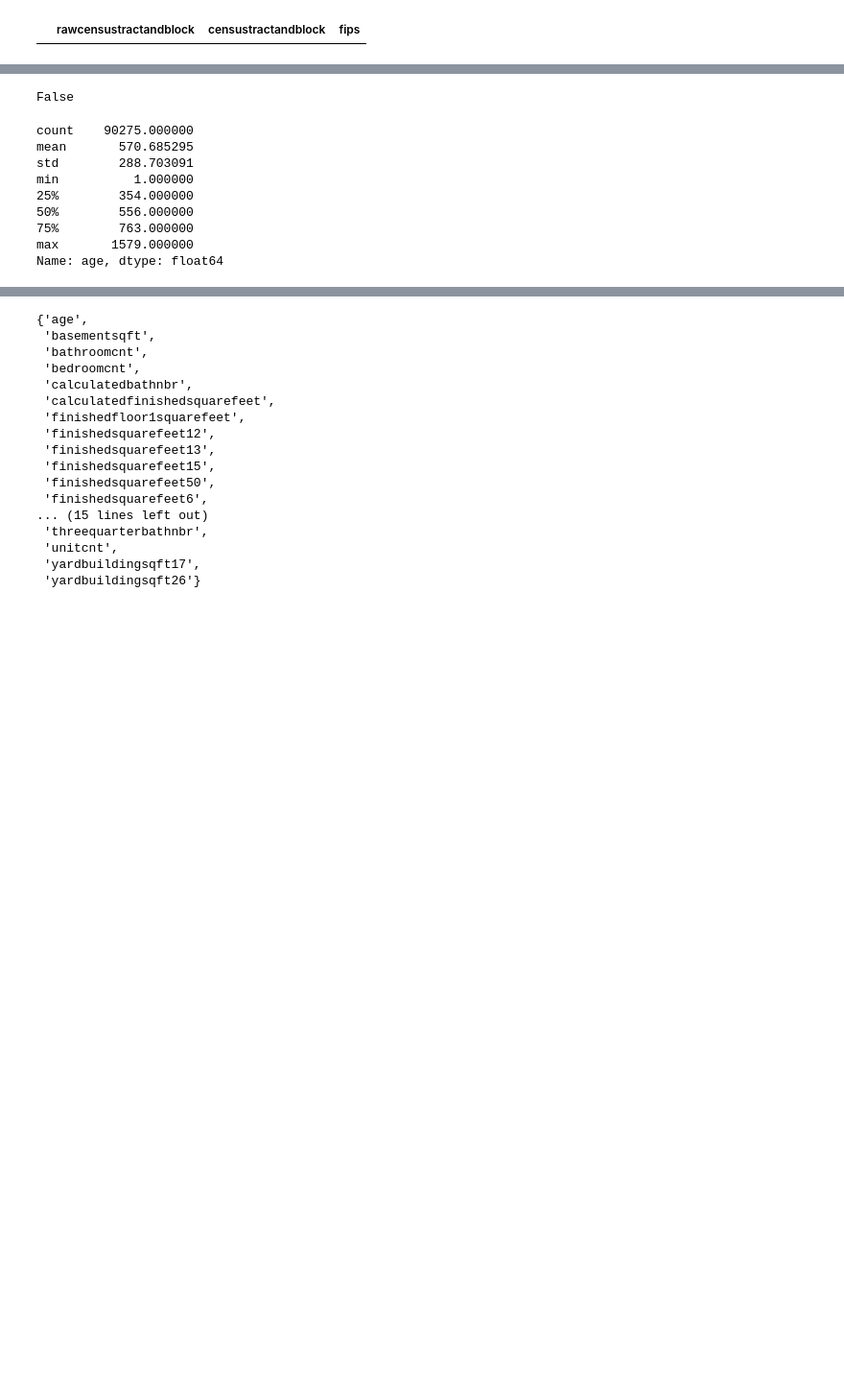
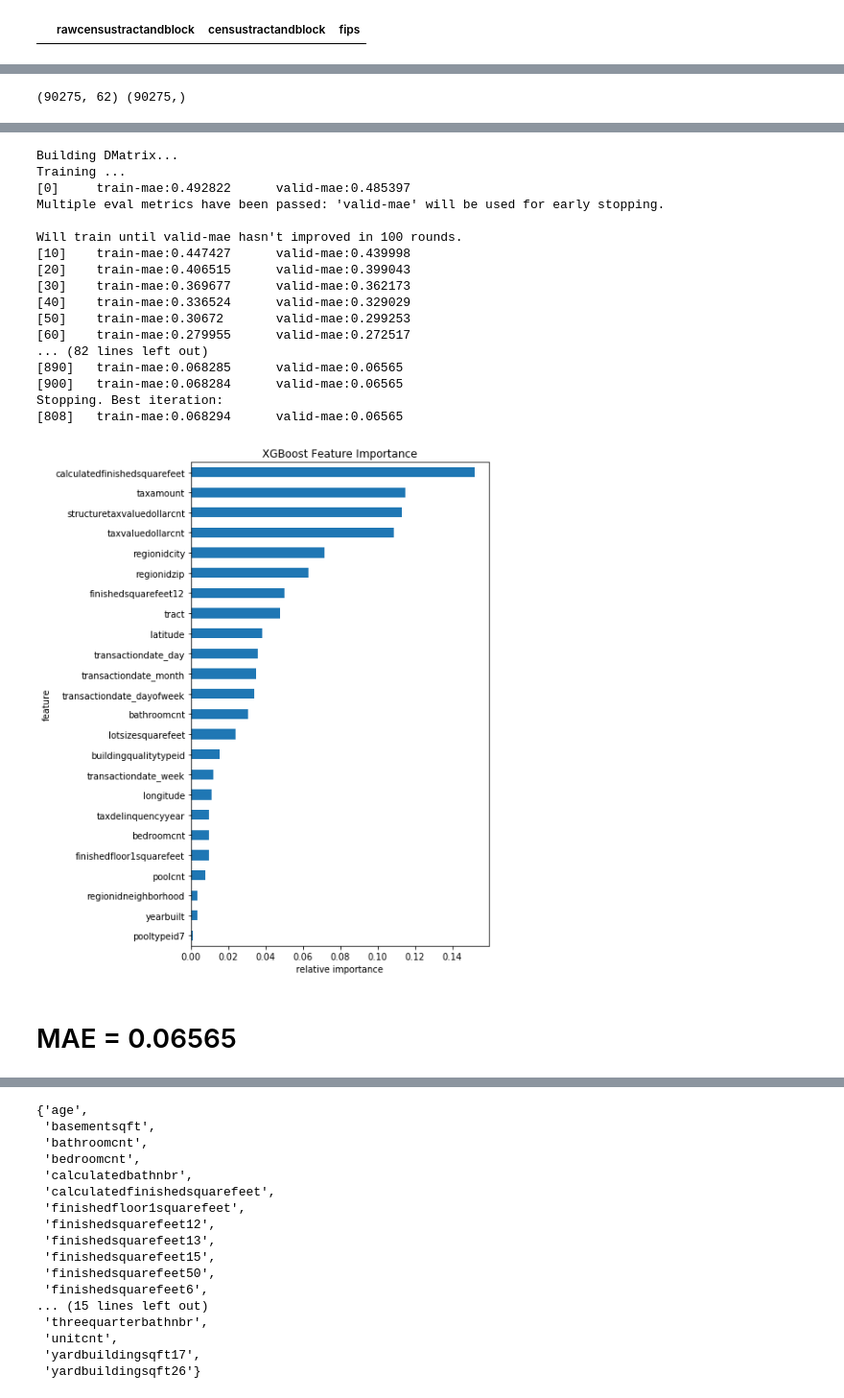
Before and after one commit to ibratface/dl_projects, a Jupyter notebook: zillow.ipynb, the cells around one changed output, grey strips where cells are left out. Shown at 96% size. Saved outputs shown, nothing was run; the diff lists cells and outputs as text; code cells hidden in the pictures; blank space fills up the shorter version.

```diff
--- a/zillow.ipynb
+++ b/zillow.ipynb
@@ -387,0 +433,6 @@ array([ 1801.,  1805.,  1806.,  1807.,  1808.,  1810.,  1812.,  1815.,
+# %%
+clean['rawcensustractandblock'] = props['rawcensustractandblock'].astype('str')
+clean['censustractandblock'] = props['censustractandblock']
+clean['fips'] = clean['rawcensustractandblock'].str.slice(0, 4).replace('nan', None)
+clean['tract'] = clean['rawcensustractandblock'].str.slice(4, 11).replace('', None)
+clean['block'] = clean['rawcensustractandblock'].str.slice(11).replace('', None)
@@ -387,0 +535,7 @@ array([ 1801.,  1805.,  1806.,  1807.,  1808.,  1810.,  1812.,  1815.,
+# %%
+clean['hashottuborspa'] = (props['hashottuborspa'] == True)
+pad('hashottuborspa')
+clean['fireplaceflag'] = (props['fireplaceflag'] == True)
+pad('fireplaceflag')
+clean['taxdelinquencyflag'] = (props['taxdelinquencyflag'] == 'Y')
+pad('taxdelinquencyflag')
@@ -387,0 +565,4 @@ array([ 1801.,  1805.,  1806.,  1807.,  1808.,  1810.,  1812.,  1815.,
+# %%
+clean['poolsizesum'] = props['poolsizesum']
+clean.loc[clean.poolcnt > 0,('poolsizesum')] = clean.loc[clean.poolcnt > 0,('poolsizesum')].fillna(props['poolsizesum'])
+pad('poolsizesum', 0, 'int64')
@@ -390,3 +659,8 @@ array([ 1801.,  1805.,  1806.,  1807.,  1808.,  1810.,  1812.,  1815.,
 
 #df = props[['structuretaxvaluedollarcnt', 'yearbuilt']].dropna()
 #df.plot.scatter(x='yearbuilt', y='structuretaxvaluedollarcnt')
+
+col = 'yearbuilt'
+clean['yearbuilt'] = props['yearbuilt']
+display(np.sort(clean[col].unique()))
+pad('yearbuilt', 2016)
@@ -418,24 +720,5 @@ merged = train.merge(props, how='left', on='parcelid', copy=True)
-# %%
-# fill in yearbuilt NaNs with the mean because we're going to do some calculations with it
-
-merged['yearbuilt'] = merged['yearbuilt'].astype(np.float32)
-merged['yearbuilt'] = merged['yearbuilt'].fillna(2016)
-merged['yearbuilt'] = merged['yearbuilt'].astype(np.int64)
-merged['yearbuilt'].isnull().values.any()
-# %% [output]
-False
-# %%
-# calculate the age of the property
-
-merged['age'] = (merged['transactiondate_year'] - merged['yearbuilt']) * 12 + merged['transactiondate_month']
-merged['age'].describe()
-# %% [output]
-count    90275.000000
-mean       570.685295
-std        288.703091
-min          1.000000
-25%        354.000000
-50%        556.000000
-75%        763.000000
-max       1579.000000
-Name: age, dtype: float64
+# %%
+clf = do_train(train, clean)
+importance(clf)
+# %% [output]
+(90275, 62) (90275,)
@@ -441,0 +745,20 @@ Name: age, dtype: float64
+Building DMatrix...
+Training ...
+[0]     train-mae:0.492822      valid-mae:0.485397
+Multiple eval metrics have been passed: 'valid-mae' will be used for early stopping.
+
+Will train until valid-mae hasn't improved in 100 rounds.
+[10]    train-mae:0.447427      valid-mae:0.439998
+[20]    train-mae:0.406515      valid-mae:0.399043
+[30]    train-mae:0.369677      valid-mae:0.362173
+[40]    train-mae:0.336524      valid-mae:0.329029
+[50]    train-mae:0.30672       valid-mae:0.299253
+[60]    train-mae:0.279955      valid-mae:0.272517
+... (82 lines left out)
+[890]   train-mae:0.068285      valid-mae:0.06565
+[900]   train-mae:0.068284      valid-mae:0.06565
+Stopping. Best iteration:
+[808]   train-mae:0.068294      valid-mae:0.06565
+[figure, added]
+# %% [markdown]
+# MAE = 0.06565
```
Also changed, not shown: parts of 41 cells of this notebook.
